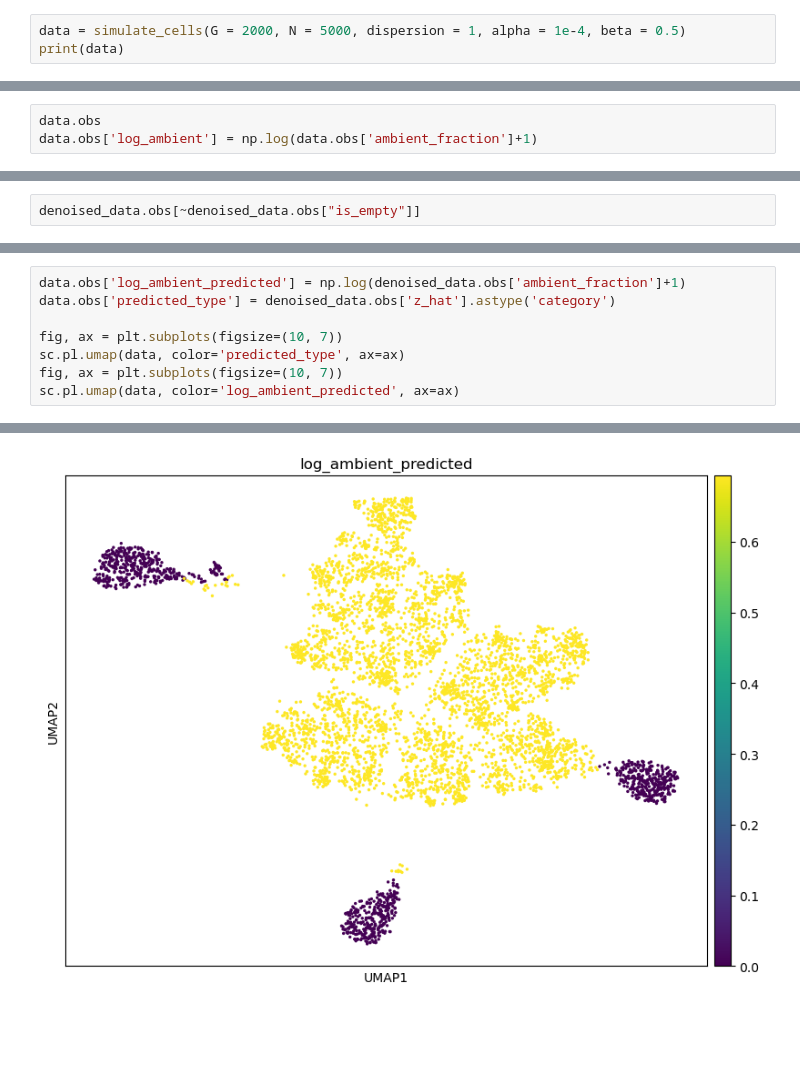
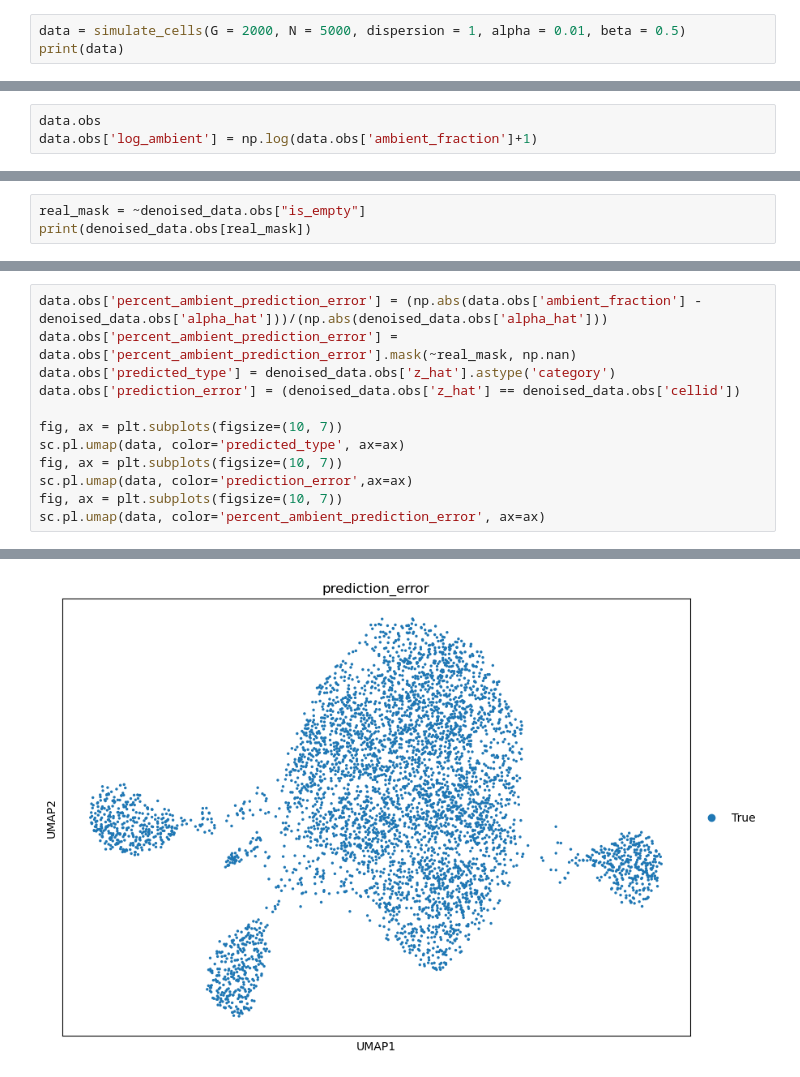
Before and after one commit to pachterlab/cellsweep, a Jupyter notebook: notebooks/debug.ipynb, the cells around one changed output, grey strips where cells are left out. Drawn from its saved outputs; the diff is of its cells as text; blank space fills up the shorter version.

```diff
--- a/notebooks/debug.ipynb
+++ b/notebooks/debug.ipynb
@@ -10,7 +10,7 @@ import os
 cellmender_dir = os.path.dirname(os.path.abspath(""))
 out_dir = os.path.join(cellmender_dir, "notebooks", "output", "debug_sim")
 # %%
-data = simulate_cells(G = 2000, N = 5000, dispersion = 1, alpha = 1e-4, beta = 0.5)
+data = simulate_cells(G = 2000, N = 5000, dispersion = 1, alpha = 0.01, beta = 0.5)
 print(data)
 # %% [output]
 AnnData object with n_obs × n_vars = 5000 × 2000
@@ -53,3 +65,4 @@ sc.pl.umap(data, color='log_ambient', ax=ax)
 # %%
-denoised_data.obs[~denoised_data.obs["is_empty"]]
+real_mask = ~denoised_data.obs["is_empty"]
+print(denoised_data.obs[real_mask])
 # %% [output]
@@ -69,9 +86,13 @@ denoised_data.obs[~denoised_data.obs["is_empty"]]
 # %%
-data.obs['log_ambient_predicted'] = np.log(denoised_data.obs['ambient_fraction']+1)
+data.obs['percent_ambient_prediction_error'] = (np.abs(data.obs['ambient_fraction'] - denoised_data.obs['alpha_hat']))/(np.abs(denoised_data.obs['alpha_hat']))
+data.obs['percent_ambient_prediction_error'] = data.obs['percent_ambient_prediction_error'].mask(~real_mask, np.nan)
 data.obs['predicted_type'] = denoised_data.obs['z_hat'].astype('category')
+data.obs['prediction_error'] = (denoised_data.obs['z_hat'] == denoised_data.obs['cellid'])
 
 fig, ax = plt.subplots(figsize=(10, 7))
 sc.pl.umap(data, color='predicted_type', ax=ax)
 fig, ax = plt.subplots(figsize=(10, 7))
-sc.pl.umap(data, color='log_ambient_predicted', ax=ax)
+sc.pl.umap(data, color='prediction_error',ax=ax)
+fig, ax = plt.subplots(figsize=(10, 7))
+sc.pl.umap(data, color='percent_ambient_prediction_error', ax=ax)
 # %% [output]
@@ -79 +100 @@ sc.pl.umap(data, color='log_ambient_predicted', ax=ax)
-[figure, old version]
+[figure, new version]
```
Also changed, not shown: parts of 6 cells of this notebook, 3 other files.
